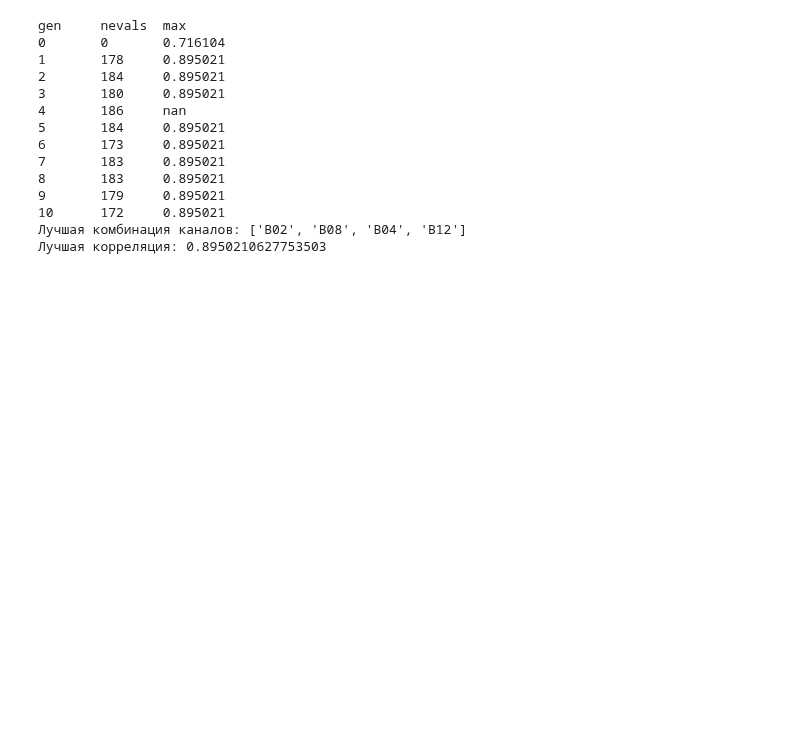
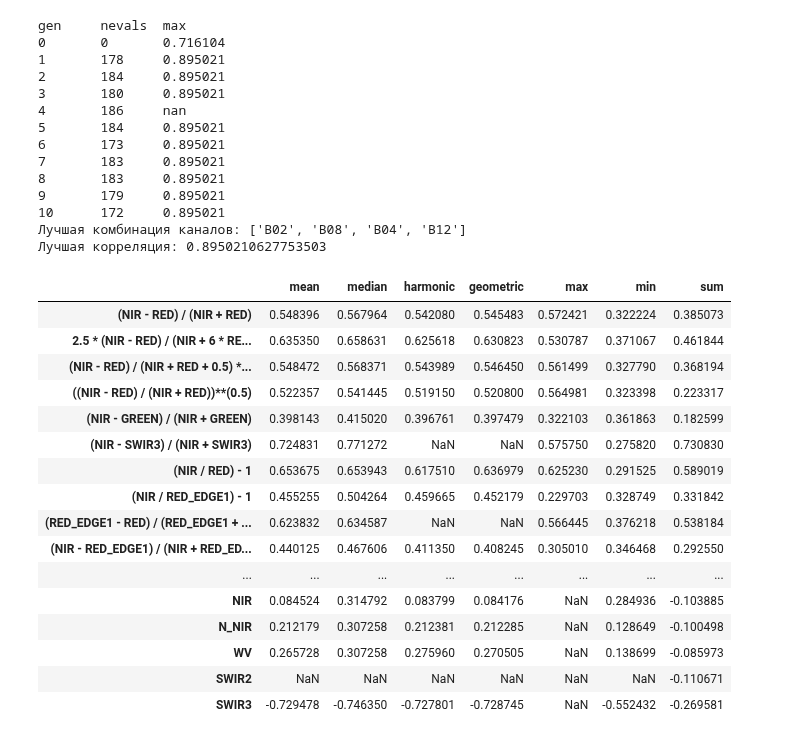
Before and after one commit to Yerlan999/CowsGPSTracker-KazATU, a Jupyter notebook: new_modules/SentinelHub Based Analysis (Best Formula Combination Selection).ipynb, the cells around one changed output. Cells and saved outputs as stored; diff of their text form; code cells hidden in the pictures; blank space fills up the shorter version.

Commit message:
automated indices comparision algo is added

```diff
--- a/new_modules/SentinelHub Based Analysis (Best Formula Combination Selection).ipynb
+++ b/new_modules/SentinelHub Based Analysis (Best Formula Combination Selection).ipynb
@@ -806,0 +860,52 @@ gen     nevals  max
+# %%
+outer_layer = dict()
+for index in indices:
+    outer_layer[index] = dict()
+    for method in methods:
+        outer_layer[index][method] = dict()
+        values = []
+        for sample in indices_df.index:
+            result = substitute_values(index).replace("sample", str(sample))
+            if method == "mean":
+                value = eval(result).mean()
+            elif method == "median":
+                value = ma.median(eval(result))
+            elif method == "harmonic":
+                try:
+                    value = hmean(eval(result).reshape(eval(result).shape[1] * eval(result).shape[0]))
+                except ValueError:
+                    value = np.nan
+            elif method == "geometric":
+                try:
+                    value = gmean(eval(result).reshape(eval(result).shape[1] * eval(result).shape[0]))
+                except ValueError:
+                    value = np.nan
+            elif method == "max":
+                value = eval(result).max()
+            elif method == "min":
+                value = eval(result).min()
+            else:
+                value = eval(result).sum()
+
+            values.append(value)
+        outer_layer[index][method] = np.corrcoef(values, list(indices_df["greenmass"]))[0, 1]
+# %%
+pd.DataFrame(outer_layer).transpose()
+# %% [output]
+|  | mean | median | harmonic | geometric | max | min | sum |
+| (NIR - RED) / (NIR + RED) | 0.548396 | 0.567964 | 0.542080 | 0.545483 | 0.572421 | 0.322224 | 0.385073 |
+| 2.5 * (NIR - RED) / (NIR + 6 * RE... | 0.635350 | 0.658631 | 0.625618 | 0.630823 | 0.530787 | 0.371067 | 0.461844 |
+| (NIR - RED) / (NIR + RED + 0.5) *... | 0.548472 | 0.568371 | 0.543989 | 0.546450 | 0.561499 | 0.327790 | 0.368194 |
+| ((NIR - RED) / (NIR + RED))**(0.5) | 0.522357 | 0.541445 | 0.519150 | 0.520800 | 0.564981 | 0.323398 | 0.223317 |
+| (NIR - GREEN) / (NIR + GREEN) | 0.398143 | 0.415020 | 0.396761 | 0.397479 | 0.322103 | 0.361863 | 0.182599 |
+| (NIR - SWIR3) / (NIR + SWIR3) | 0.724831 | 0.771272 | NaN | NaN | 0.575750 | 0.275820 | 0.730830 |
+| (NIR / RED) - 1 | 0.653675 | 0.653943 | 0.617510 | 0.636979 | 0.625230 | 0.291525 | 0.589019 |
+| (NIR / RED_EDGE1) - 1 | 0.455255 | 0.504264 | 0.459665 | 0.452179 | 0.229703 | 0.328749 | 0.331842 |
+| (RED_EDGE1 - RED) / (RED_EDGE1 + ... | 0.623832 | 0.634587 | NaN | NaN | 0.566445 | 0.376218 | 0.538184 |
+| (NIR - RED_EDGE1) / (NIR + RED_ED... | 0.440125 | 0.467606 | 0.411350 | 0.408245 | 0.305010 | 0.346468 | 0.292550 |
+| ... | ... | ... | ... | ... | ... | ... | ... |
+| NIR | 0.084524 | 0.314792 | 0.083799 | 0.084176 | NaN | 0.284936 | -0.103885 |
+| N_NIR | 0.212179 | 0.307258 | 0.212381 | 0.212285 | NaN | 0.128649 | -0.100498 |
+| WV | 0.265728 | 0.307258 | 0.275960 | 0.270505 | NaN | 0.138699 | -0.085973 |
+| SWIR2 | NaN | NaN | NaN | NaN | NaN | NaN | -0.110671 |
+| SWIR3 | -0.729478 | -0.746350 | -0.727801 | -0.728745 | NaN | -0.552432 | -0.269581 |
```
Also changed, not shown: parts of 3 cells of this notebook, 4 other files.
